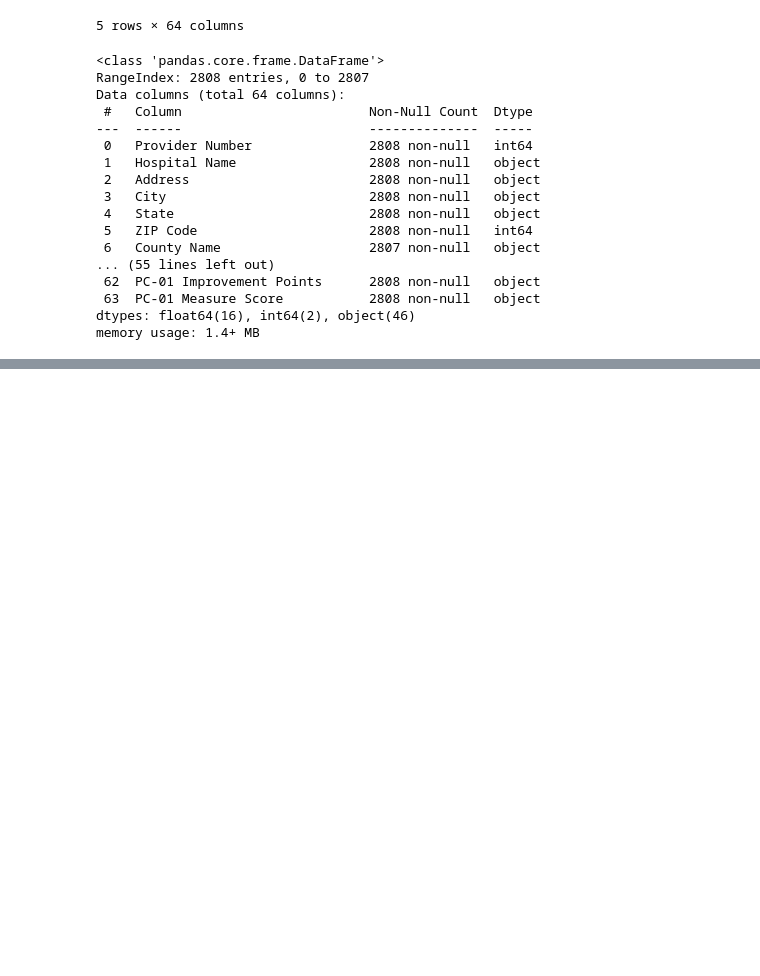
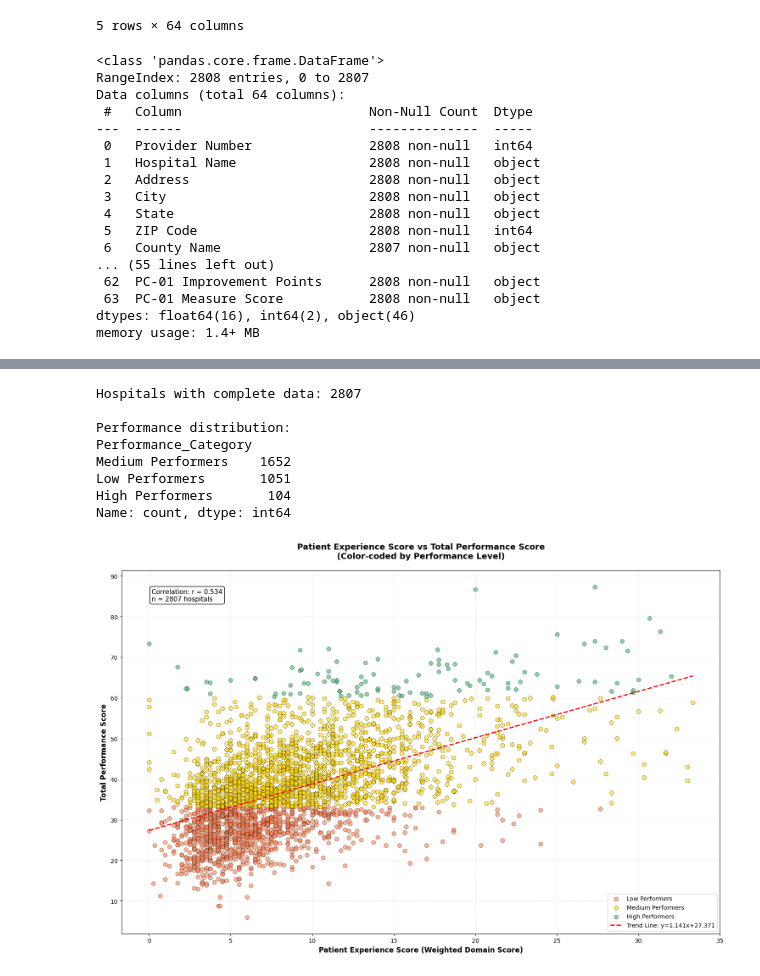
Before and after one commit to 4uroraL1g/HTM737-homework-an, a Jupyter notebook: final_report/report.ipynb, the cells around one changed output, grey strips where cells are left out. Saved outputs shown, nothing was run; the diff lists cells and outputs as text; code cells hidden in the pictures; blank space fills up the shorter version.

```diff
--- a/final_report/report.ipynb
+++ b/final_report/report.ipynb
@@ -178,0 +553,79 @@ Since this is a complex dataset we will do the cleaning process on the go, becau
+# %%
+# Create performance categories
+df_analysis_third_graph = df_analysis_first_graph[['Patient_Experience_Score', 'Total_Performance_Score', 'Hospital Name', 'State']].dropna()
+
+# Categorize hospitals based on Total Performance Score
+df_analysis_third_graph['Performance_Category'] = pd.cut(df_analysis_third_graph['Total_Performance_Score'],
+                                                    bins=3,
+                                                    labels=['Low Performers', 'Medium Performers', 'High Performers'])
+
+print(f"Hospitals with complete data: {len(df_analysis_third_graph)}")
+print(f"\nPerformance distribution:")
+print(df_analysis_third_graph['Performance_Category'].value_counts())
+
+# Create the scatter plot
+plt.figure(figsize=(15, 10))
+
+# Define colors for each category
+colors_dict = {'Low Performers': 'coral', 'Medium Performers': 'gold', 'High Performers': 'mediumseagreen'}
+
+# Plot each category separately
+for category in ['Low Performers', 'Medium Performers', 'High Performers']:
+    mask = df_analysis_third_graph['Performance_Category'] == category
+    plt.scatter(df_analysis_third_graph[mask]['Patient_Experience_Score'],
+               df_analysis_third_graph[mask]['Total_Performance_Score'],
+               alpha=0.6,
+               s=50,
+               color=colors_dict[category],
+               edgecolors='black',
+               linewidth=0.5,
+               label=category)
+
+# Calculate and plot trend line
+z = np.polyfit(df_analysis_third_graph['Patient_Experience_Score'], df_analysis_third_graph['Total_Performance_Score'], 1)
+p = np.poly1d(z)
+x_trend = np.linspace(df_analysis_third_graph['Patient_Experience_Score'].min(),
+                      df_analysis_third_graph['Patient_Experience_Score'].max(), 100)
+plt.plot(x_trend, p(x_trend), "r--", linewidth=2, label=f'Trend Line: y={z[0]:.3f}x+{z[1]:.3f}')
+
+# Calculate correlation
+correlation = df_analysis_third_graph['Patient_Experience_Score'].corr(df_analysis_third_graph['Total_Performance_Score'])
+
+
+plt.text(0.05, 0.95, f'Correlation: r = {correlation:.3f}\nn = {len(df_analysis_third_graph)} hospitals',
+         transform=plt.gca().transAxes,
+         fontsize=11,
+         verticalalignment='top',
+         bbox=dict(boxstyle='round', facecolor='white', alpha=0.8))
+
+# Labels and title
+plt.xlabel('Patient Experience Score (Weighted Domain Score)', fontsize=12, fontweight='bold')
+plt.ylabel('Total Performance Score', fontsize=12, fontweight='bold')
+plt.title('Patient Experience Score vs Total Performance Score\n(Color-coded by Performance Level)',
+          fontsize=14, fontweight='bold', pad=20)
+
+# Add correlation text
+plt.text(0.05, 0.95, f'Correlation: r = {correlation:.3f}\nn = {len(df_analysis_third_graph)} hospitals',
+         transform=plt.gca().transAxes,
+         fontsize=11,
+         verticalalignment='top',
+         bbox=dict(boxstyle='round', facecolor='white', alpha=0.8))
+
+# Grid
+plt.grid(True, alpha=0.3, linestyle='--')
+
+# Legend
+plt.legend(loc='lower right', fontsize=10, framealpha=0.9)
+
+plt.tight_layout()
+plt.show()
+# %% [output]
+Hospitals with complete data: 2807
+
+Performance distribution:
+Performance_Category
+Medium Performers    1652
+Low Performers       1051
+High Performers       104
+Name: count, dtype: int64
+[figure, added]
```
Also changed, not shown: parts of 23 cells of this notebook, 1 other file.
